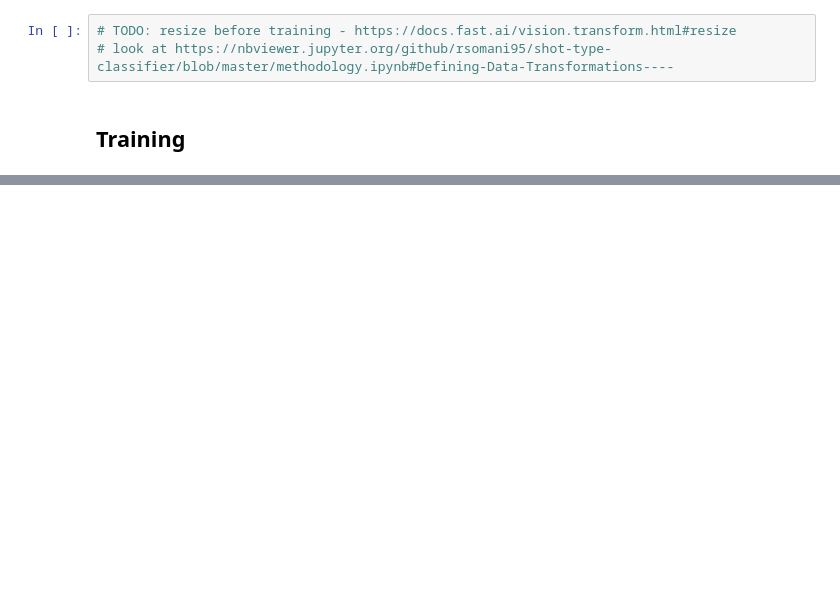
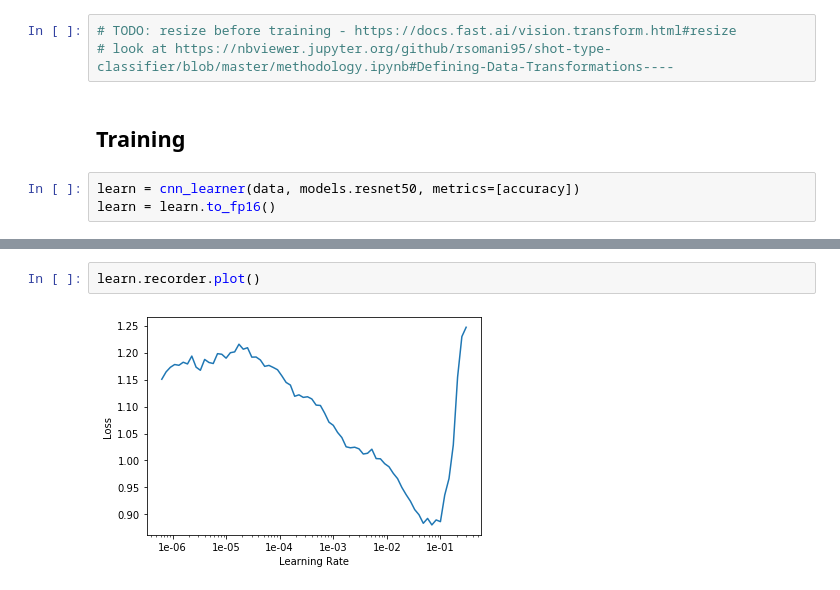
Before and after one commit to neronicolo/watch_bot, a Jupyter notebook: training/dial_visibility_classifier.ipynb, the cells around one changed output, grey strips where cells are left out. Drawn from its saved outputs; the diff is of its cells as text; blank space fills up the shorter version.

```diff
--- a/training/dial_visibility_classifier.ipynb
+++ b/training/dial_visibility_classifier.ipynb
@@ -67,3 +67,6 @@ data.show_batch(rows=3, figsize=(6,6))
 # look at https://nbviewer.jupyter.org/github/rsomani95/shot-type-classifier/blob/master/methodology.ipynb#Defining-Data-Transformations----
 # %% [markdown]
 ## **Training**
+# %%
+learn = cnn_learner(data, models.resnet50, metrics=[accuracy])
+learn = learn.to_fp16()
@@ -69,0 +80,4 @@ data.show_batch(rows=3, figsize=(6,6))
+# %%
+learn.recorder.plot()
+# %% [output]
+[figure, added]
```
Also changed, not shown: parts of 18 cells of this notebook.
